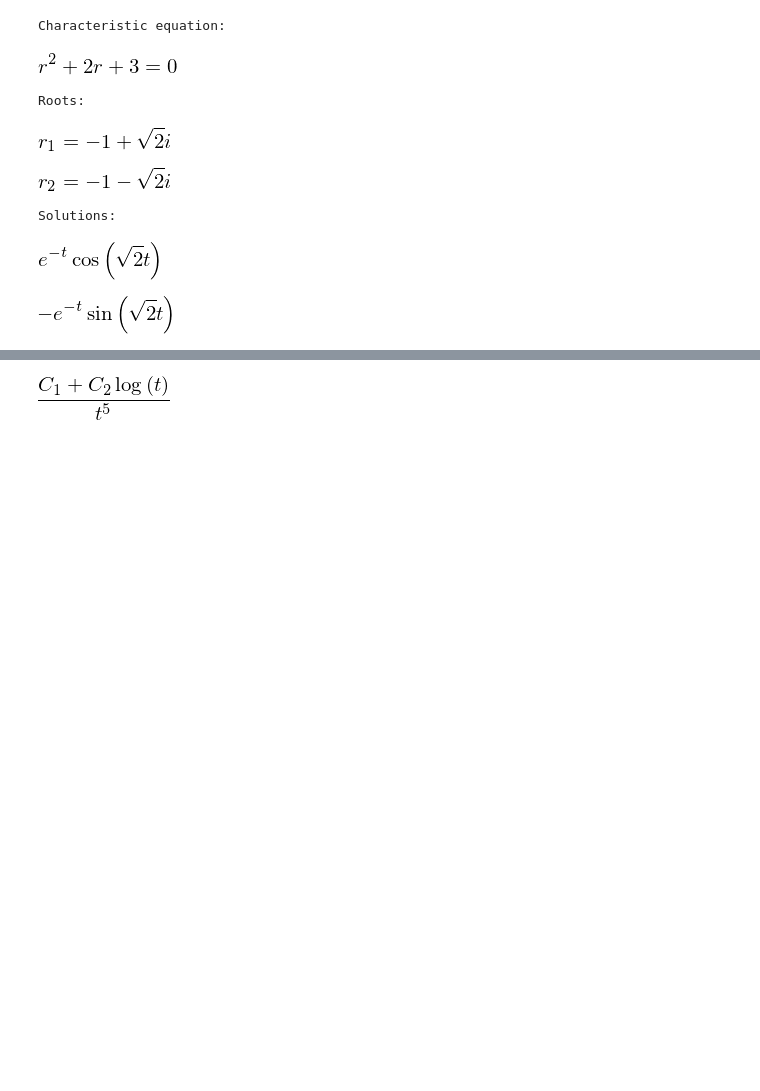
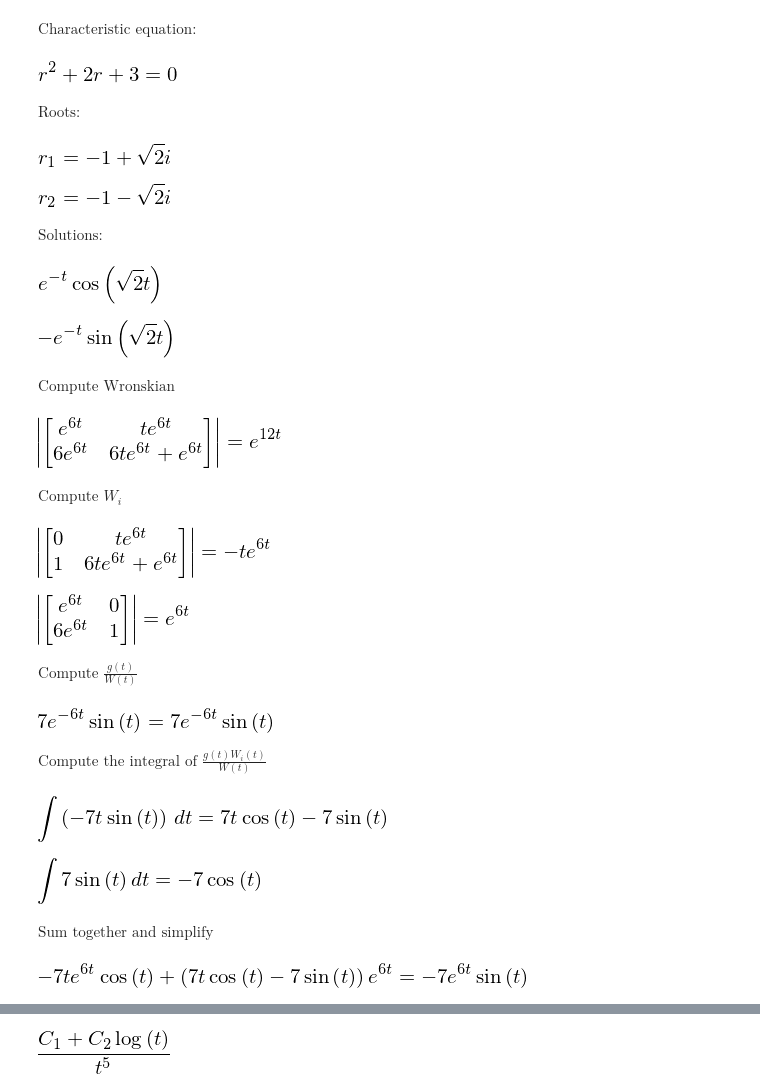
Before and after one commit to kaiyingshan/ode-solver, a Jupyter notebook: test.ipynb, the cells around one changed output, grey strips where cells are left out. Drawn from its saved outputs; the diff is of its cells as text; code cells hidden in the pictures; blank space fills up the shorter version.

```diff
--- a/test.ipynb
+++ b/test.ipynb
@@ -6,19 +6,35 @@ from solver import *
 # %%
 y1, y2, procedure = sec_order_const_coeff(1, 2, 3)
-from IPython.display import display
+from IPython.display import display, Math
 for _, p in procedure:
-    print(_)
+    display(Math(_))
     [display(x) for x in p]
 # %% [output]
-Characteristic equation:
+$\displaystyle \text{Characteristic equation: }$
 [figure]
-Roots:
+$\displaystyle \text{Roots: }$
 [figure]
 [figure]
-Solutions:
+$\displaystyle \text{Solutions: }$
 [figure]
 [figure]
 # %%
 t = Symbol("t")
 y1, y2, _ = sec_order_const_coeff(1, -12, 36)
-yp = var_parameters(y1, y2, 7 / t * exp(6 * t))
+yp, procedure = var_parameters([y1, y2], sin(t) * 7 * exp(6 * t))
+for _, p in procedure:
+    display(Math(_))
+    [display(x) for x in p]
+# %% [output]
+$\displaystyle \text{Compute Wronskian}$
+[figure, added]
+$\displaystyle \text{Compute } W_i$
+[figure, added]
+[figure, added]
+$\displaystyle \text{Compute } \frac{g(t)}{W(t)}$
+[figure, added]
+$\displaystyle \text{Compute the integral of } \frac{g(t)W_i(t)}{W(t)}$
+[figure, added]
+[figure, added]
+$\displaystyle \text{Sum together and simplify }$
+[figure, added]
```
Also changed, not shown: parts of 5 cells of this notebook, 1 other file.
